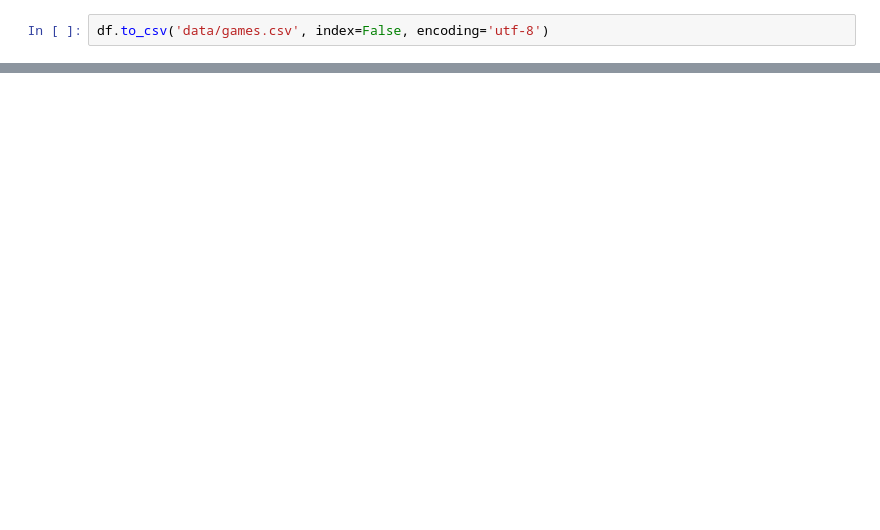
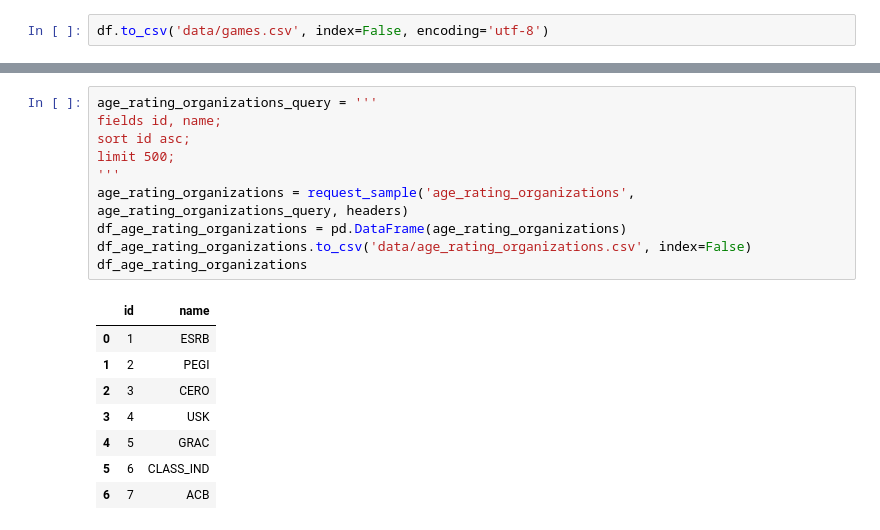
Before and after one commit to Bebrych/smadimo_GP2, a Jupyter notebook: parsing.ipynb, the cells around one changed output, grey strips where cells are left out. Drawn from its saved outputs; the diff is of its cells as text; blank space fills up the shorter version.

```diff
--- a/parsing.ipynb
+++ b/parsing.ipynb
@@ -277,0 +371,19 @@ df.to_csv('data/games.csv', index=False, encoding='utf-8')
+# %%
+age_rating_organizations_query = '''
+fields id, name;
+sort id asc;
+limit 500;
+'''
+age_rating_organizations = request_sample('age_rating_organizations', age_rating_organizations_query, headers)
+df_age_rating_organizations = pd.DataFrame(age_rating_organizations)
+df_age_rating_organizations.to_csv('data/age_rating_organizations.csv', index=False)
+df_age_rating_organizations
+# %% [output]
+|  | id | name |
+| 0 | 1 | ESRB |
+| 1 | 2 | PEGI |
+| 2 | 3 | CERO |
+| 3 | 4 | USK |
+| 4 | 5 | GRAC |
+| 5 | 6 | CLASS_IND |
+| 6 | 7 | ACB |
```
Also changed, not shown: parts of 15 cells of this notebook, 6 other files.
